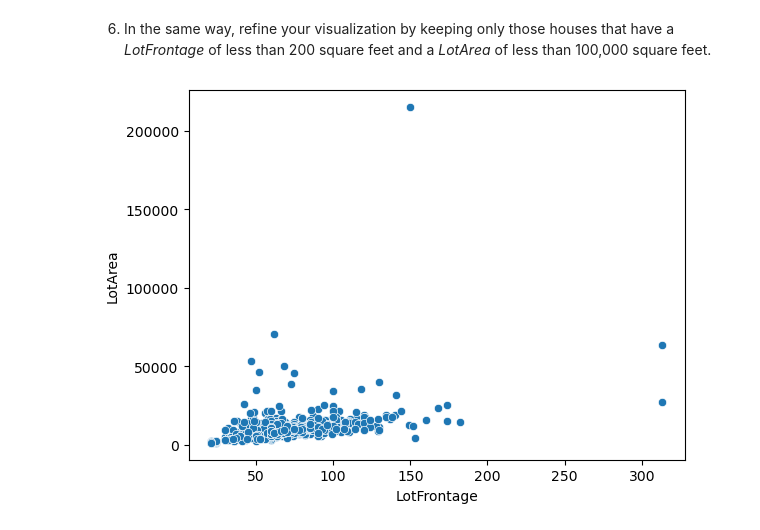
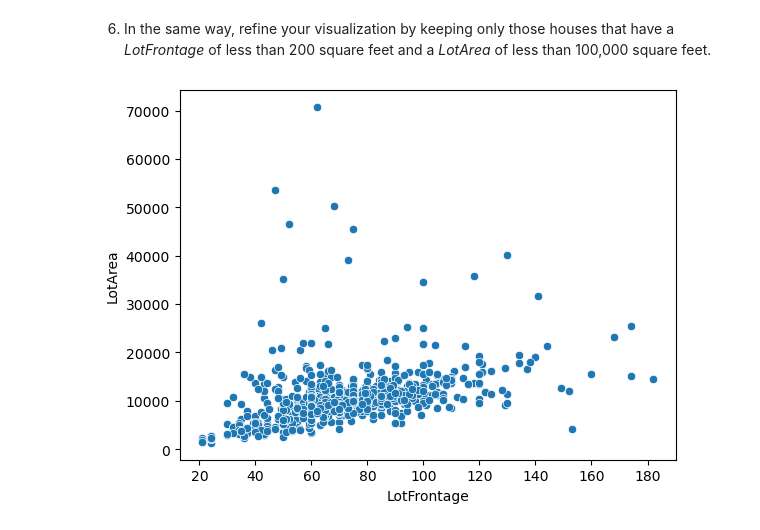
Before and after one commit to aevlkm/eda, a Jupyter notebook: 02_EDA/01a-Scatter_plot_viz.ipynb, the cells around one changed output. Saved outputs shown, nothing was run; the diff lists cells and outputs as text; code cells hidden in the pictures.

```diff
--- a/02_EDA/01a-Scatter_plot_viz.ipynb
+++ b/02_EDA/01a-Scatter_plot_viz.ipynb
@@ -119,7 +114,7 @@ plt.show()
 6. In the same way, refine your visualization by keeping only those houses that have a _LotFrontage_ of less than 200 square feet and a _LotArea_ of less than 100,000 square feet.
 # %%
 mask = df.query("LotFrontage < 200 & LotArea < 100000")
-sns.scatterplot(data= mask, x= df["LotFrontage"], y= df["LotArea"])
+sns.scatterplot(data= mask, x= "LotFrontage", y= "LotArea")
 plt.show()
 # %% [output]
-[figure, old version]
+[figure, new version]
```
Also changed, not shown: parts of 7 cells of this notebook, 2 other files.
